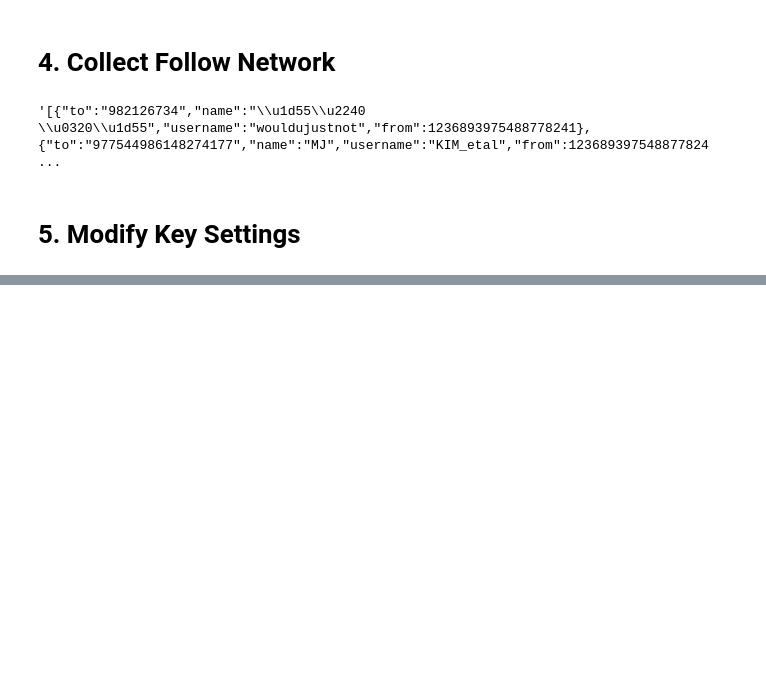
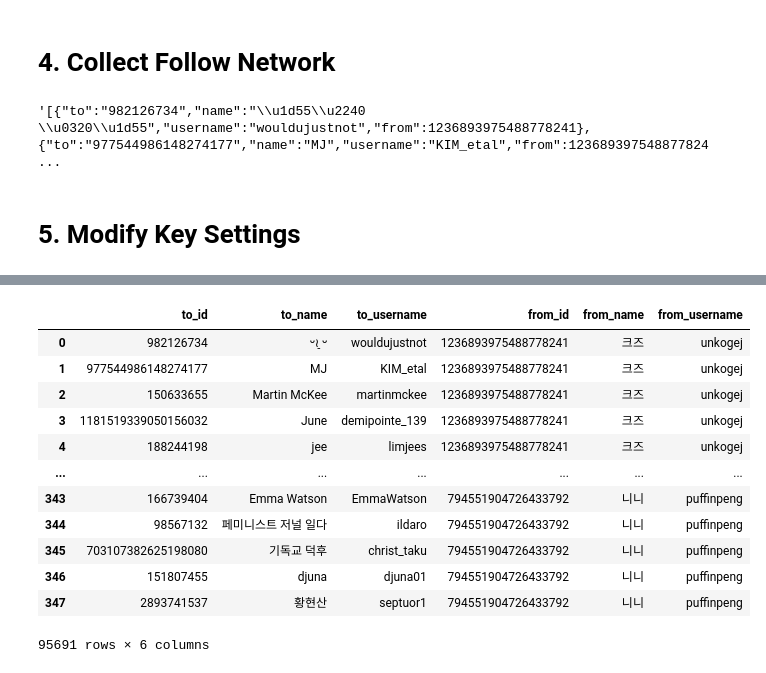
Before and after one commit to fromakim/2021Election_Analysis, a Jupyter notebook: data_getfollowers.ipynb, the cells around one changed output, grey strips where cells are left out. Drawn from its saved outputs; the diff is of its cells as text; code cells hidden in the pictures; blank space fills up the shorter version.

```diff
--- a/data_getfollowers.ipynb
+++ b/data_getfollowers.ipynb
@@ -59,0 +65,35 @@ keys['index'] = str(int(keys['index']) + 1)
+# %%
+users.columns = ['name', 'verified', 'created_at', 'description', 'profile_image_url', 'username', 'id', 'url', 'protected', 'location', 'pinned_tweet_id']
+# %%
+follows = pd.DataFrame(columns = ['to_id', 'to_name', 'to_username', 'from_id', 'from_name', 'from_username'])
+# %%
+for index, user in users[234:].iterrows():      # 바로 실행하면 됨.
+    try:
+        print(f'user analysis on index [{index}]')
+
+        res = requests.get(f'https://api.twitter.com/2/users/{user.id}/following?max_results=1000', headers = headers).json()
+
+        data = res['data']
+        count = res['meta']['result_count']
+
+        df = pd.json_normalize(data)
+        df = df[['id', 'name', 'username']]
+        df.columns = ['to_id', 'to_name', 'to_username']
+
+        df['from_id'] = user['id']
+        df['from_name'] = user['name']
+        df['from_username'] = user['username']
+
+        follows = pd.concat([follows, df])
+
+    except:
+        print(f'execution stopped at the index : [{index}]')
+        print(res)
+
+        # if res['errors'][0]['title'] == 'Authorization Error':
+        #     sleep(90)
+        #     continue
+        continue
+
+    finally:
+        sleep(90)
@@ -59,0 +119,16 @@ keys['index'] = str(int(keys['index']) + 1)
+# %%
+follows
+# %% [output]
+|  | to_id | to_name | to_username | from_id | from_name | from_username |
+| 0 | 982126734 | ᵕ≀ ̠ᵕ | wouldujustnot | 1236893975488778241 | 크즈 | unkogej |
+| 1 | 977544986148274177 | MJ | KIM_etal | 1236893975488778241 | 크즈 | unkogej |
+| 2 | 150633655 | Martin McKee | martinmckee | 1236893975488778241 | 크즈 | unkogej |
+| 3 | 1181519339050156032 | June | demipointe_139 | 1236893975488778241 | 크즈 | unkogej |
+| 4 | 188244198 | jee | limjees | 1236893975488778241 | 크즈 | unkogej |
+| ... | ... | ... | ... | ... | ... | ... |
+| 343 | 166739404 | Emma Watson | EmmaWatson | 794551904726433792 | 니니 | puffinpeng |
+| 344 | 98567132 | 페미니스트 저널 일다 | ildaro | 794551904726433792 | 니니 | puffinpeng |
+| 345 | 703107382625198080 | 기독교 덕후 | christ_taku | 794551904726433792 | 니니 | puffinpeng |
+| 346 | 151807455 | djuna | djuna01 | 794551904726433792 | 니니 | puffinpeng |
+| 347 | 2893741537 | 황현산 | septuor1 | 794551904726433792 | 니니 | puffinpeng |
+95691 rows × 6 columns
```
Also changed, not shown: parts of 8 cells of this notebook.
